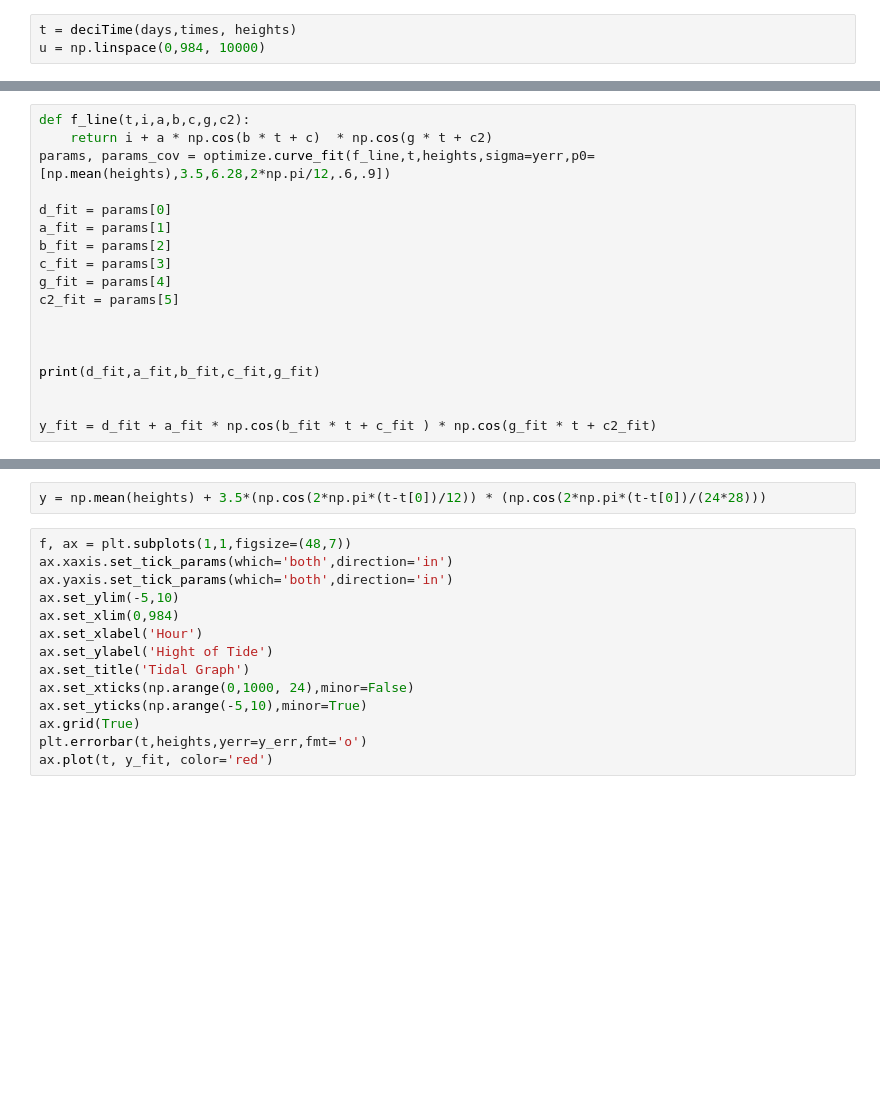
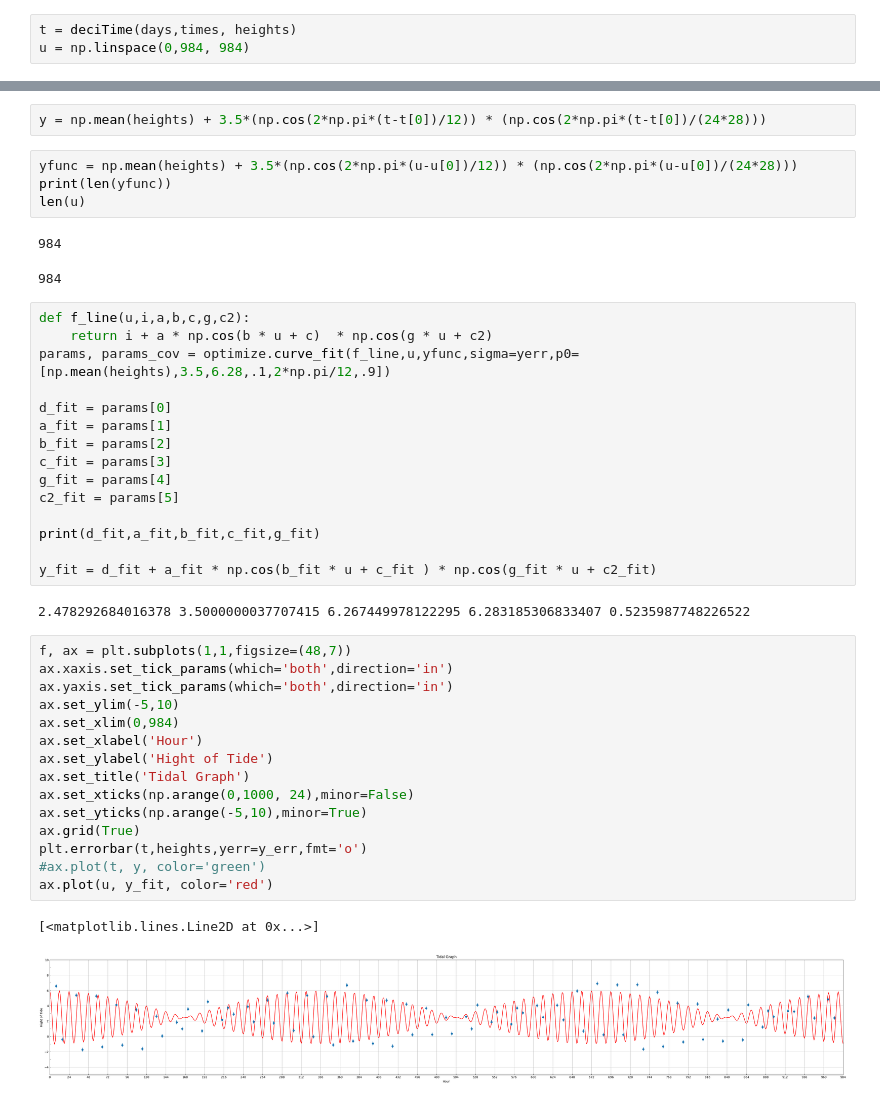
Before and after one commit to Bluewolf909/astr-19-group-project, a Jupyter notebook: main.ipynb, the cells around one changed output, grey strips where cells are left out. Saved outputs shown, nothing was run; the diff lists cells and outputs as text; blank space fills up the shorter version.

```diff
--- a/main.ipynb
+++ b/main.ipynb
@@ -47,7 +47,7 @@ def deciTime(d, t, h):
     return l
 # %%
 t = deciTime(days,times, heights)
-u = np.linspace(0,984, 10000)
+u = np.linspace(0,984, 984)
 # %%
 npoints = (82)
 sig = 0.25
@@ -69,18 +71,0 @@ plt.errorbar(t,heights,yerr=y_err,fmt='o')
-# %%
-def f_line(t,i,a,b,c,g,c2):
-    return i + a * np.cos(b * t + c)  * np.cos(g * t + c2)
-params, params_cov = optimize.curve_fit(f_line,t,heights,sigma=yerr,p0=[np.mean(heights),3.5,6.28,2*np.pi/12,.6,.9])
-
-d_fit = params[0]
-a_fit = params[1]
-b_fit = params[2]
-c_fit = params[3]
-g_fit = params[4]
-c2_fit = params[5]
-
-
-
-print(d_fit,a_fit,b_fit,c_fit,g_fit)
-
-
-y_fit = d_fit + a_fit * np.cos(b_fit * t + c_fit ) * np.cos(g_fit * t + c2_fit)
@@ -87,19 +77,47 @@ y_fit = d_fit + a_fit * np.cos(b_fit * t + c_fit ) * np.cos(g_fit * t + c2_fit)
 # %%
 y = np.mean(heights) + 3.5*(np.cos(2*np.pi*(t-t[0])/12)) * (np.cos(2*np.pi*(t-t[0])/(24*28)))
+# %%
+yfunc = np.mean(heights) + 3.5*(np.cos(2*np.pi*(u-u[0])/12)) * (np.cos(2*np.pi*(u-u[0])/(24*28)))
+print(len(yfunc))
+len(u)
+# %% [output]
+984
+984
+# %%
+def f_line(u,i,a,b,c,g,c2):
+    return i + a * np.cos(b * u + c)  * np.cos(g * u + c2)
+params, params_cov = optimize.curve_fit(f_line,u,yfunc,sigma=yerr,p0=[np.mean(heights),3.5,6.28,.1,2*np.pi/12,.9])
+
+d_fit = params[0]
+a_fit = params[1]
+b_fit = params[2]
+c_fit = params[3]
+g_fit = params[4]
+c2_fit = params[5]
+
+print(d_fit,a_fit,b_fit,c_fit,g_fit)
+
+y_fit = d_fit + a_fit * np.cos(b_fit * u + c_fit ) * np.cos(g_fit * u + c2_fit)
+# %% [output]
+2.478292684016378 3.5000000037707415 6.267449978122295 6.283185306833407 0.5235987748226522
 # %%
 f, ax = plt.subplots(1,1,figsize=(48,7))
 ax.xaxis.set_tick_params(which='both',direction='in')
 ax.yaxis.set_tick_params(which='both',direction='in')
 ax.set_ylim(-5,10)
 ax.set_xlim(0,984)
 ax.set_xlabel('Hour')
 ax.set_ylabel('Hight of Tide')
 ax.set_title('Tidal Graph')
 ax.set_xticks(np.arange(0,1000, 24),minor=False)
 ax.set_yticks(np.arange(-5,10),minor=True)
 ax.grid(True)
 plt.errorbar(t,heights,yerr=y_err,fmt='o')
-ax.plot(t, y_fit, color='red')
+#ax.plot(t, y, color='green')
+ax.plot(u, y_fit, color='red')
+# %% [output]
+[<matplotlib.lines.Line2D at 0x...>]
+[figure, added]
 # %%
 f, ax = plt.subplots(1,1,figsize=(48,7))
 plt.plot(x,y_fit_x,label='fit')
```
Also changed, not shown: parts of 3 cells of this notebook.
